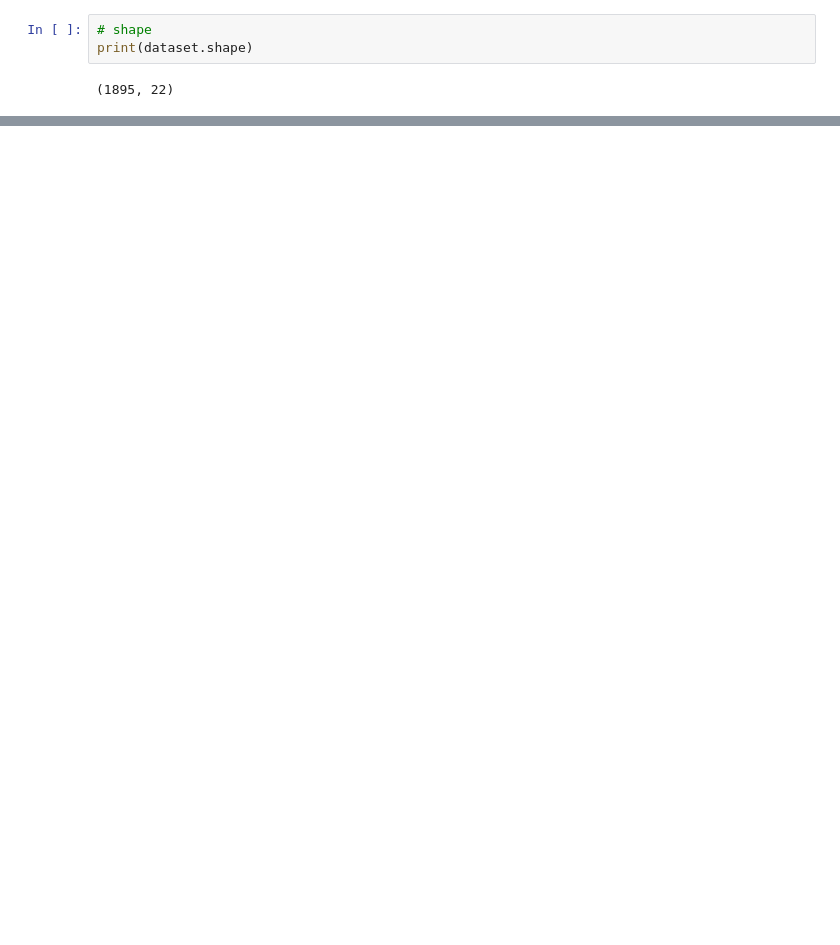
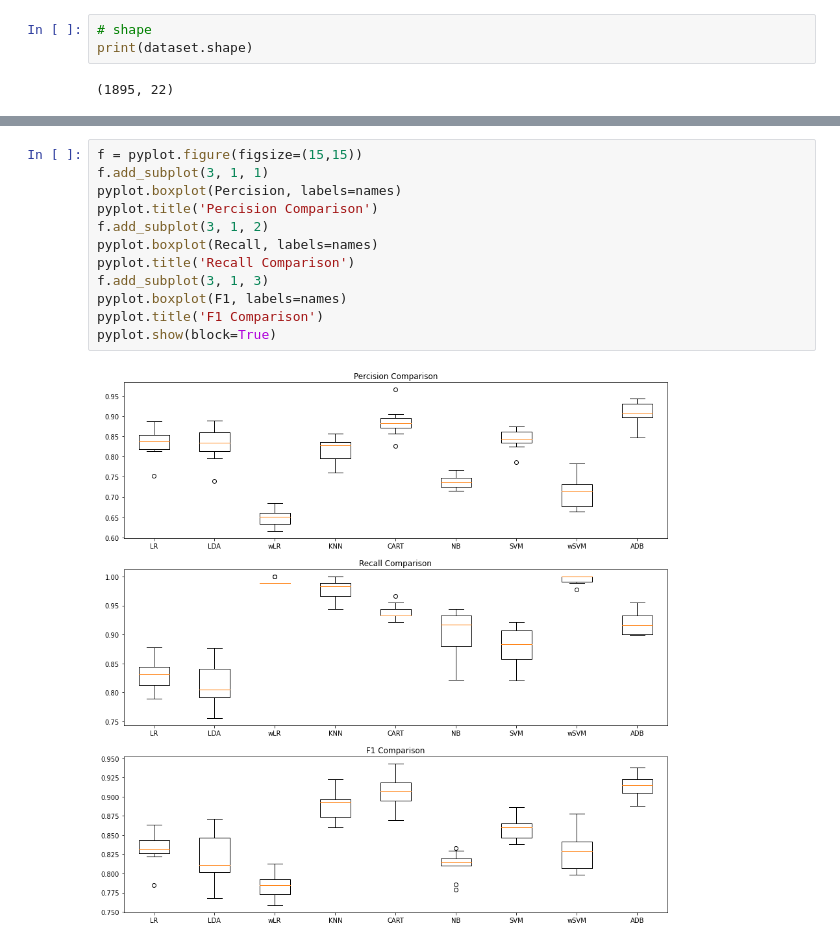
Before and after one commit to KoremNSN/Genetics, a Jupyter notebook: ML_candidate.ipynb, the cells around one changed output, grey strips where cells are left out. Saved outputs shown, nothing was run; the diff lists cells and outputs as text; blank space fills up the shorter version.

```diff
--- a/ML_candidate.ipynb
+++ b/ML_candidate.ipynb
@@ -199,3 +406,17 @@ ADB: 0.913520 (0.013730)
+# %%
+f = pyplot.figure(figsize=(15,15))
+f.add_subplot(3, 1, 1)
+pyplot.boxplot(Percision, labels=names)
+pyplot.title('Percision Comparison')
+f.add_subplot(3, 1, 2)
+pyplot.boxplot(Recall, labels=names)
+pyplot.title('Recall Comparison')
+f.add_subplot(3, 1, 3)
+pyplot.boxplot(F1, labels=names)
+pyplot.title('F1 Comparison')
+pyplot.show(block=True)
+# %% [output]
+[figure, added]
 # %%
 # Make predictions on validation dataset
 model =  KNeighborsClassifier()
```
Also changed, not shown: parts of 39 cells of this notebook.
